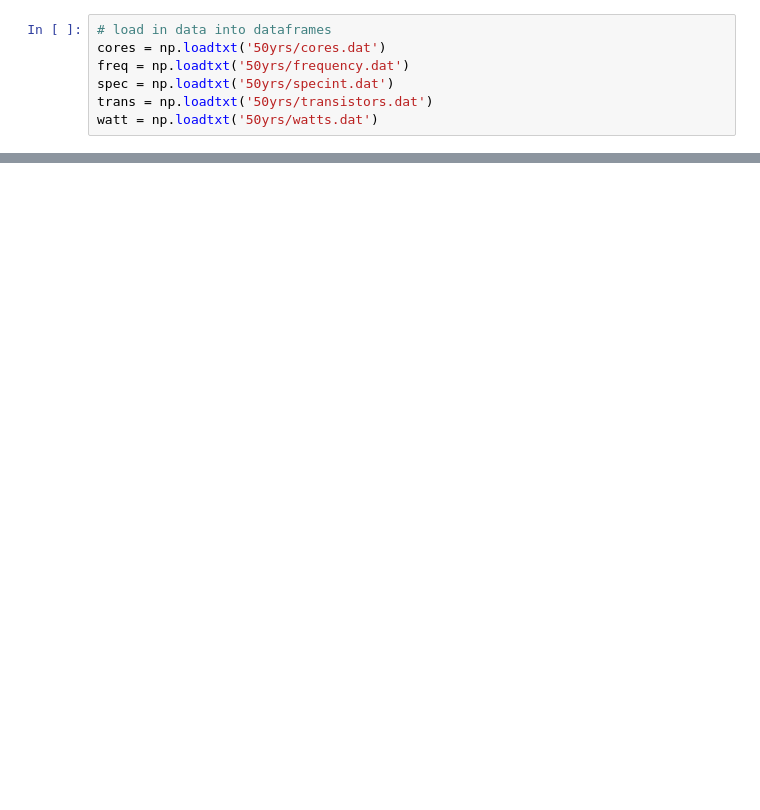
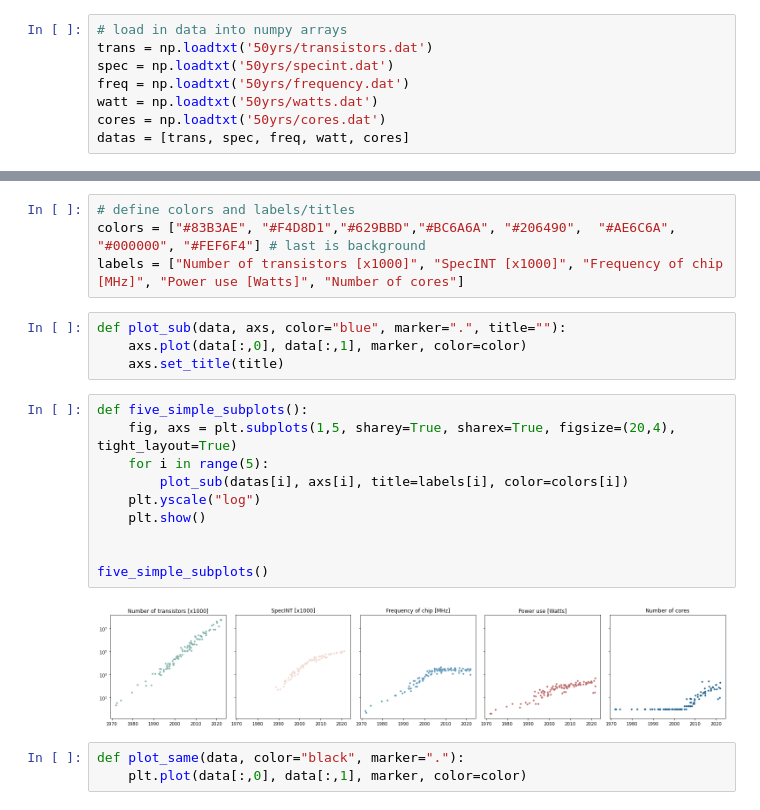
Before and after one commit to brynjarmorka/microprocessor-trend-data, a Jupyter notebook: Playing_with_data.ipynb, the cells around one changed output, grey strips where cells are left out. Cells and saved outputs as stored; diff of their text form; blank space fills up the shorter version.

```diff
--- a/Playing_with_data.ipynb
+++ b/Playing_with_data.ipynb
@@ -6,7 +34,8 @@ import numpy as np
 # %%
-# load in data into dataframes
+# load in data into numpy arrays
+trans = np.loadtxt('50yrs/transistors.dat')
+spec = np.loadtxt('50yrs/specint.dat')
+freq = np.loadtxt('50yrs/frequency.dat')
+watt = np.loadtxt('50yrs/watts.dat')
 cores = np.loadtxt('50yrs/cores.dat')
-freq = np.loadtxt('50yrs/frequency.dat')
-spec = np.loadtxt('50yrs/specint.dat')
-trans = np.loadtxt('50yrs/transistors.dat')
-watt = np.loadtxt('50yrs/watts.dat')
+datas = [trans, spec, freq, watt, cores]
@@ -51,0 +53,23 @@ plt.show()
+# %%
+# define colors and labels/titles
+colors = ["#83B3AE", "#F4D8D1","#629BBD","#BC6A6A", "#206490",  "#AE6C6A", "#000000", "#FEF6F4"] # last is background
+labels = ["Number of transistors [x1000]", "SpecINT [x1000]", "Frequency of chip [MHz]", "Power use [Watts]", "Number of cores"]
+# %%
+def plot_sub(data, axs, color="blue", marker=".", title=""):
+    axs.plot(data[:,0], data[:,1], marker, color=color)
+    axs.set_title(title)
+# %%
+def five_simple_subplots():
+    fig, axs = plt.subplots(1,5, sharey=True, sharex=True, figsize=(20,4), tight_layout=True)
+    for i in range(5):
+        plot_sub(datas[i], axs[i], title=labels[i], color=colors[i])
+    plt.yscale("log")
+    plt.show()
+
+
+five_simple_subplots()
+# %% [output]
+[figure, added]
+# %%
+def plot_same(data, color="black", marker="."):
+    plt.plot(data[:,0], data[:,1], marker, color=color)
```
Also changed, not shown: parts of 30 cells of this notebook.
